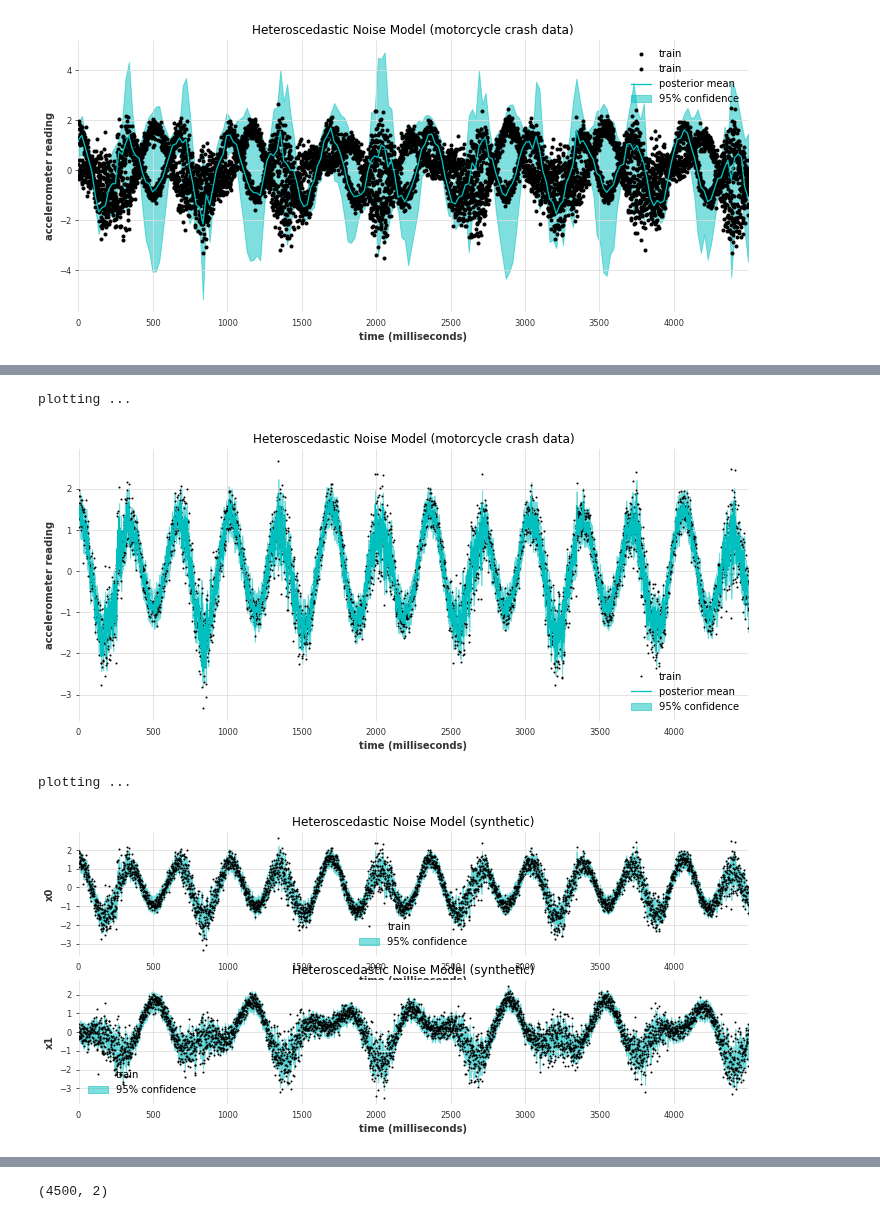
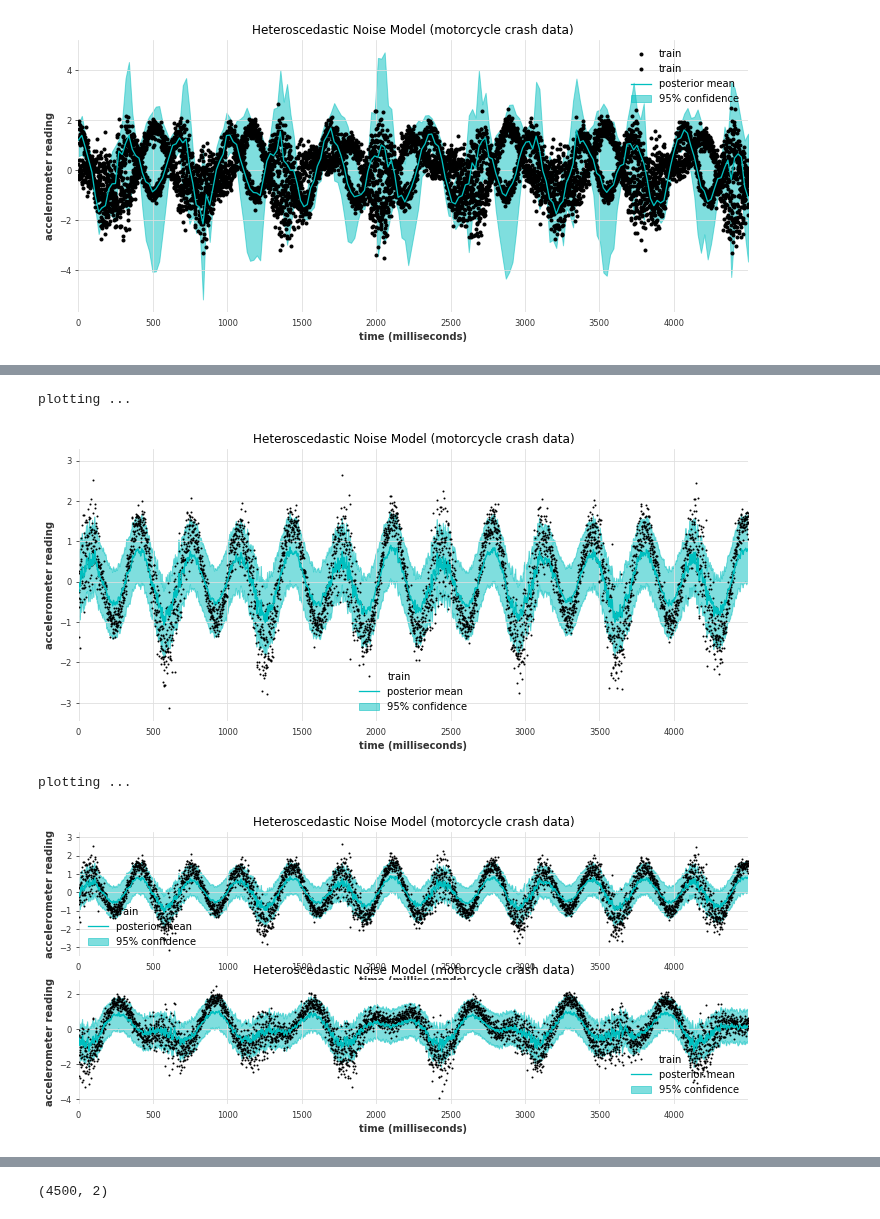
Before and after one commit to christiando/gaussian-toolbox, a Jupyter notebook: timeseries/experiments_scripts/newt.ipynb, the cells around one changed output, grey strips where cells are left out. Saved outputs shown, nothing was run; the diff lists cells and outputs as text; code cells hidden in the pictures.

```diff
--- a/timeseries/experiments_scripts/newt.ipynb
+++ b/timeseries/experiments_scripts/newt.ipynb
@@ -42,7 +42,7 @@ x_tr, x_va, x_te, x_te_na, s_tr_x = load_synthetic_e1()
 t_tr = numpy.array([numpy.arange(x_tr.shape[0])]).T
 t_va = numpy.array([numpy.arange(x_va.shape[0])]).T
 t_te = numpy.array([numpy.arange(x_te.shape[0])]).T
-x_tr, x_va, x_te = x_tr[:,:2], x_va[:,:1], x_te[:,:1]
+x_tr, x_va, x_te = x_tr[:,:2], x_va[:,:1], x_te[:,:2]
 # %%
 import newt
 import objax
@@ -193,0 +213,15 @@ model.func_dim
+# %%
+var_f1 = model.kernel.kernel0.variance  # GP variance
+len_f1 = model.kernel.kernel0.lengthscale  # GP lengthscale
+var_f2 = model.kernel.kernel1.variance  # GP variance
+len_f2 = model.kernel.kernel1.lengthscale  # GP lengthscale
+
+kern1 = newt.kernels.Matern32(variance=var_f1, lengthscale=len_f1)
+kern2 = newt.kernels.Matern32(variance=var_f2, lengthscale=len_f2)
+kern = newt.kernels.Independent([kern1, kern2])
+#lik = newt.likelihoods.HeteroscedasticNoise()
+lik = newt.likelihoods.Gaussian()
+lik.transformed_variance =  model.likelihood.transformed_variance
+t_te = numpy.array([numpy.arange(x_te.shape[0])]).T
+model_te = newt.models.MarkovVariationalGP(kernel=kern, likelihood=lik, X=t_te, Y=x_te)
+_ = model_te.inference(lr=lr_newton, **inf_args)
@@ -194,13 +247,13 @@ model.func_dim
 # %%
-mean_tr, std_tr = model.predict_y(t_tr, R=2000)
-lb, ub = mean_tr - 1.96 * std_tr, mean_tr + 1.96 * std_tr
+mean_te, std_te = model_te.predict_y(t_te)
+lb, ub = mean_te - 1.96 * std_te, mean_te + 1.96 * std_te
 # %%
 print('plotting ...')
 plt.figure(1, figsize=(12, 5))
 plt.clf()
-plt.plot(X, Y[:,0], 'k.', label='train', ms=2)
-plt.plot(t_tr, mean_tr[:,0], 'c', label='posterior mean')
-plt.fill_between(t_tr[:,0], lb[:,0], ub[:,0], color='c', alpha=0.5, label='95% confidence')
+plt.plot(t_te, x_te[:,0], 'k.', label='train', ms=2)
+plt.plot(t_te, mean_te[:,0], 'c', label='posterior mean')
+plt.fill_between(t_te[:,0], lb[:,0], ub[:,0], color='c', alpha=0.5, label='95% confidence')
 plt.xlim(x_pred[0], x_pred[-1])
 plt.legend()
 plt.title('Heteroscedastic Noise Model (motorcycle crash data)')
@@ -209,23 +262,23 @@ plt.ylabel('accelerometer reading')
 plt.show()
 # %% [output]
 plotting ...
-[figure, old version]
+[figure, new version]
 # %%
 idx = 1
 print('plotting ...')
 plt.figure(1, figsize=(12, 5))
 plt.clf()
 for idx in range(2):
     plt.subplot(2,1,idx + 1)
-    plt.plot(X, Y[:,idx], 'k.', label='train', ms=2)
-    #plt.plot(t_tr, mean_tr[:,idx], 'c', label='posterior mean')
-    plt.fill_between(t_tr[:,0], lb[:,idx], ub[:,idx], color='c', alpha=0.5, label='95% confidence')
+    plt.plot(t_te, x_te[:,idx], 'k.', label='train', ms=2)
+    plt.plot(t_te, mean_te[:,idx], 'c', label='posterior mean')
+    plt.fill_between(t_te[:,0], lb[:,idx], ub[:,idx], color='c', alpha=0.5, label='95% confidence')
     plt.xlim(x_pred[0], x_pred[-1])
     plt.legend()
-    plt.title('Heteroscedastic Noise Model (synthetic)')
+    plt.title('Heteroscedastic Noise Model (motorcycle crash data)')
     plt.xlabel('time (milliseconds)')
-    plt.ylabel('x%d' %(idx))
+    plt.ylabel('accelerometer reading')
 plt.show()
 # %% [output]
 plotting ...
-[figure, old version]
+[figure, new version]
```
Also changed, not shown: parts of 11 cells of this notebook, 1 other file.
